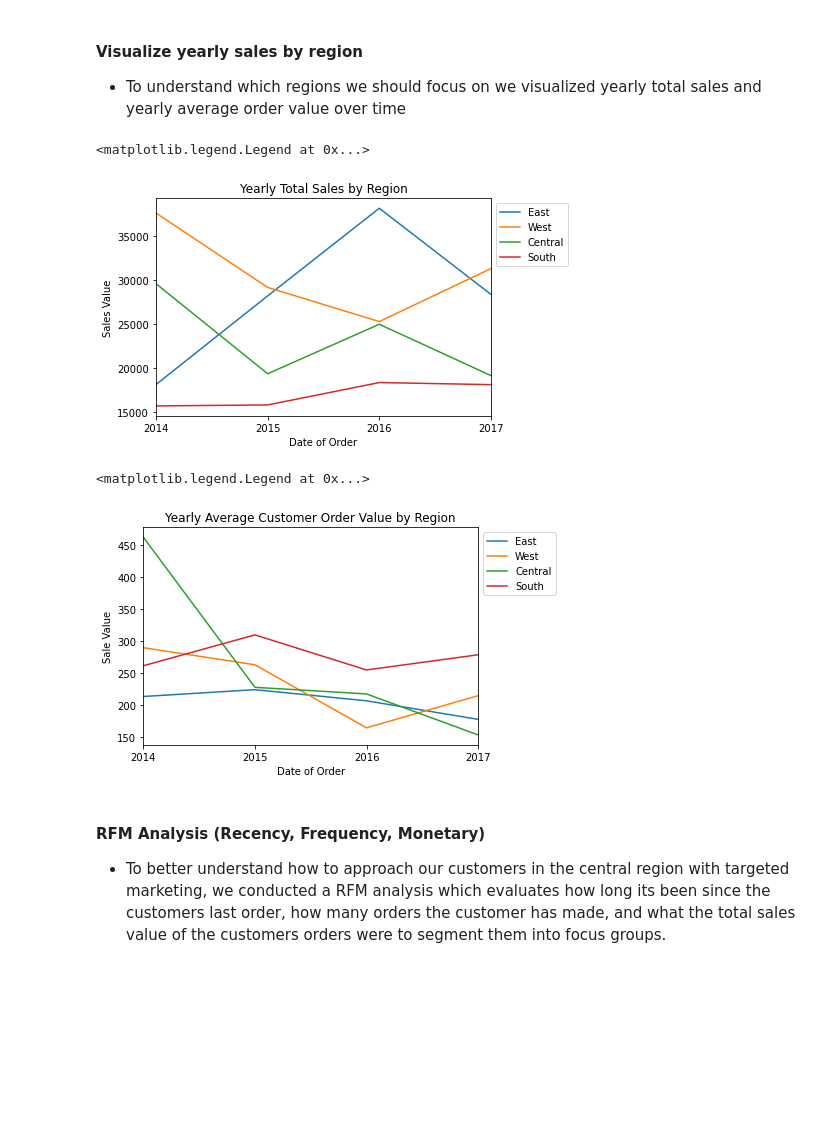
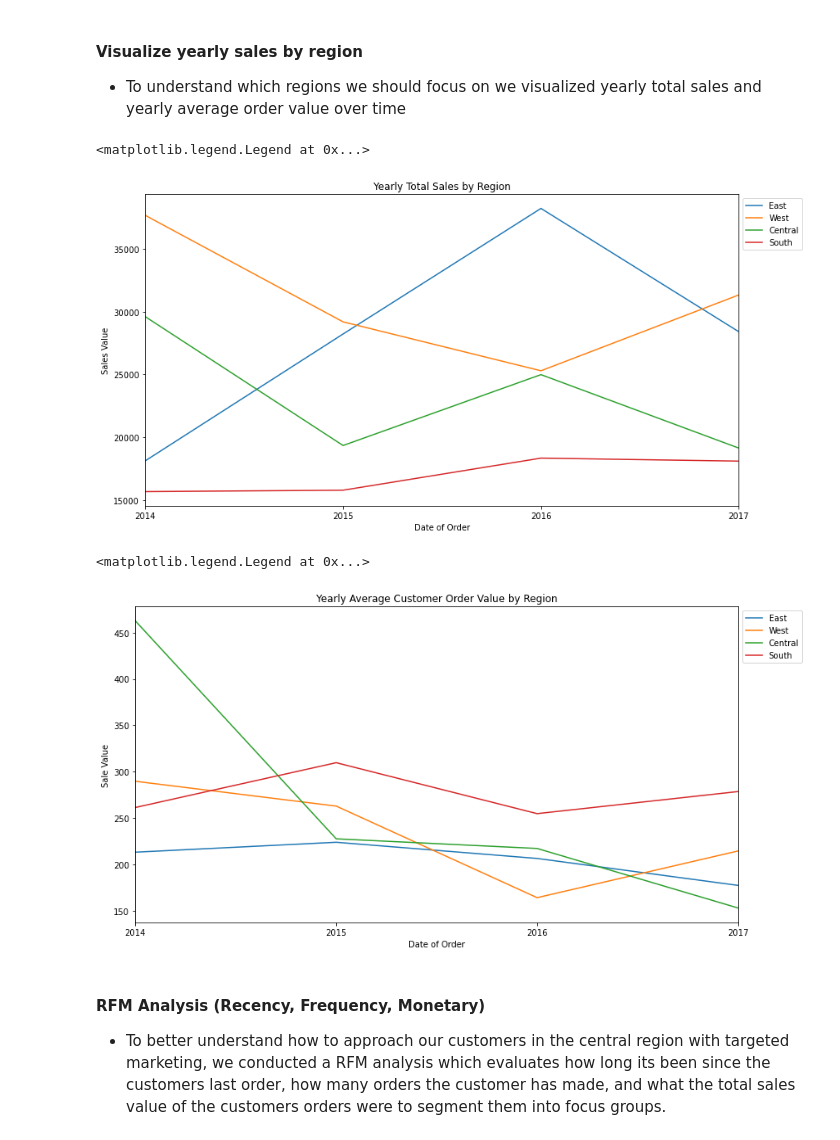
Before and after one commit to ns-tn-time-series-project/time-series-project, a Jupyter notebook: final_report_time_series_project.ipynb, the cells around one changed output. Saved outputs shown, nothing was run; the diff lists cells and outputs as text; code cells hidden in the pictures; blank space fills up the shorter version.

```diff
--- a/final_report_time_series_project.ipynb
+++ b/final_report_time_series_project.ipynb
@@ -143,29 +311,31 @@ Reading from CSV file...
 # %%
 #single out the sales data for each region for visualizations
 east_sales = east.sales
 west_sales = west.sales
 central_sales = central.sales
 south_sales = south.sales
 ##Plot the total yearly sales by region
 #plot each region as its own line
+plt.figure(figsize=(13,7))
 east_sales.resample('Y').sum().plot(label='East')
 west_sales.resample('Y').sum().plot(label='West')
 central_sales.resample('Y').sum().plot(label='Central')
 south_sales.resample('Y').sum().plot(label='South')
 #add a label to the x_axis
 plt.xlabel('Date of Order')
 #add a label to the y axis
 plt.ylabel('Sales Value')
 #add a title to the plot
 plt.title('Yearly Total Sales by Region')
 #add a legend to the plot
 plt.legend(loc="upper left", bbox_to_anchor=(1, 1))
 # %% [output]
 <matplotlib.legend.Legend at 0x...>
-[figure, old version]
+[figure, new version]
 # %%
 ##Plot the average order value per year by region
 #plot each region as its own line
+plt.figure(figsize=(13,7))
 east_sales.resample('Y').mean().plot(label='East')
 west_sales.resample('Y').mean().plot(label='West')
 central_sales.resample('Y').mean().plot(label='Central')
@@ -180,7 +350,7 @@ plt.title('Yearly Average Customer Order Value by Region')
 plt.legend(loc="upper left", bbox_to_anchor=(1, 1))
 # %% [output]
 <matplotlib.legend.Legend at 0x...>
-[figure, old version]
+[figure, new version]
 # %% [markdown]
 #### RFM Analysis (Recency, Frequency, Monetary)
 
```
Also changed, not shown: parts of 20 cells of this notebook.
